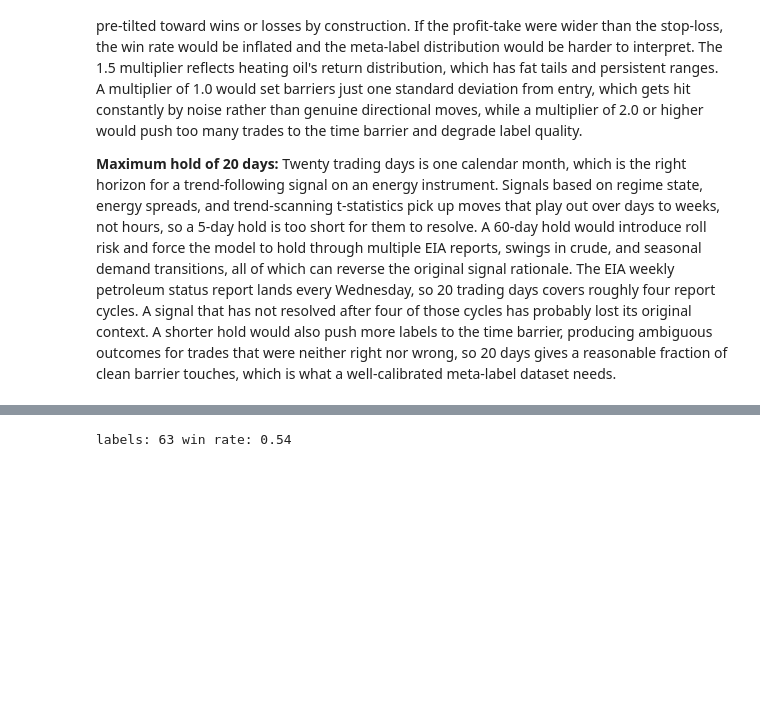
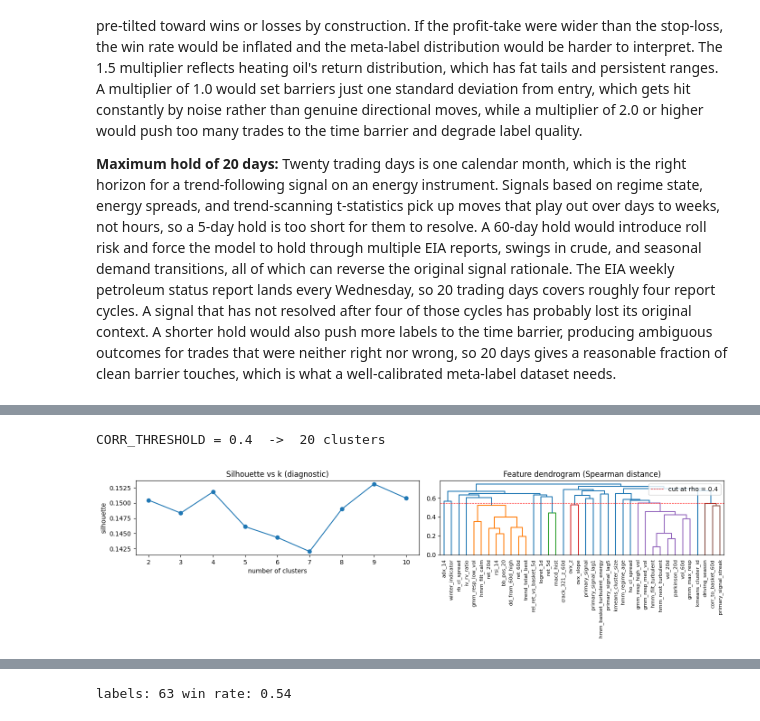
Before and after one commit to Jack-Close/energy-signal-metamodel, a Jupyter notebook: notebooks/2b_heating_oil_model_training.ipynb, the cells around one changed output, grey strips where cells are left out. Cells and saved outputs as stored; diff of their text form; code cells hidden in the pictures; blank space fills up the shorter version.

```diff
--- a/notebooks/2b_heating_oil_model_training.ipynb
+++ b/notebooks/2b_heating_oil_model_training.ipynb
@@ -426,0 +619,45 @@ We label each primary signal with the triple-barrier method. A trade counts as a
+# %%
+# Cluster the features by their correlation, on the training window only (no leakage).
+from scipy.cluster.hierarchy import linkage, dendrogram, fcluster
+from scipy.spatial.distance import squareform
+from sklearn.metrics import silhouette_score
+
+# keep only features that actually vary in the training window
+cluster_feats = [c for c in X_train.columns if X_train[c].std() > 0]
+
+# Spearman correlation -> Lopez de Prado distance d = sqrt(0.5 (1 - rho))
+corr = X_train[cluster_feats].corr(method='spearman')
+dist = np.sqrt(0.5 * (1 - corr)).clip(lower=0)
+Z = linkage(squareform(dist.values, checks=False), method='average')
+
+# Cut the tree at a correlation threshold, so features only share a cluster if they
+# are genuinely correlated. Raise CORR_THRESHOLD for tighter, more numerous groups,
+# lower it for fewer, broader ones.
+CORR_THRESHOLD = 0.4
+dist_cut = np.sqrt(0.5 * (1 - CORR_THRESHOLD))
+cluster_id = pd.Series(fcluster(Z, dist_cut, criterion='distance'),
+                       index=cluster_feats, name='cluster')
+print(f'CORR_THRESHOLD = {CORR_THRESHOLD}  ->  {cluster_id.nunique()} clusters')
+
+# Silhouette curve, kept only as a diagnostic. A flat curve means there is no single best k.
+sil = {}
+for k in range(2, min(11, len(cluster_feats))):
+    labels_k = fcluster(Z, k, criterion='maxclust')
+    if len(np.unique(labels_k)) < 2:
+        continue
+    sil[k] = silhouette_score(dist.values, labels_k, metric='precomputed')
+
+fig, ax = plt.subplots(1, 2, figsize=(14, 4))
+ax[0].plot(list(sil.keys()), list(sil.values()), marker='o')
+ax[0].set_xlabel('number of clusters')
+ax[0].set_ylabel('silhouette')
+ax[0].set_title('Silhouette vs k (diagnostic)')
+dendrogram(Z, labels=cluster_feats, ax=ax[1], leaf_rotation=90, color_threshold=dist_cut)
+ax[1].axhline(dist_cut, color='red', ls='--', lw=0.8, label=f'cut at rho = {CORR_THRESHOLD}')
+ax[1].legend()
+ax[1].set_title('Feature dendrogram (Spearman distance)')
+plt.tight_layout()
+plt.show()
+# %% [output]
+CORR_THRESHOLD = 0.4  ->  20 clusters
+[figure, added]
```
Also changed, not shown: parts of 52 cells of this notebook, 3 other files.
